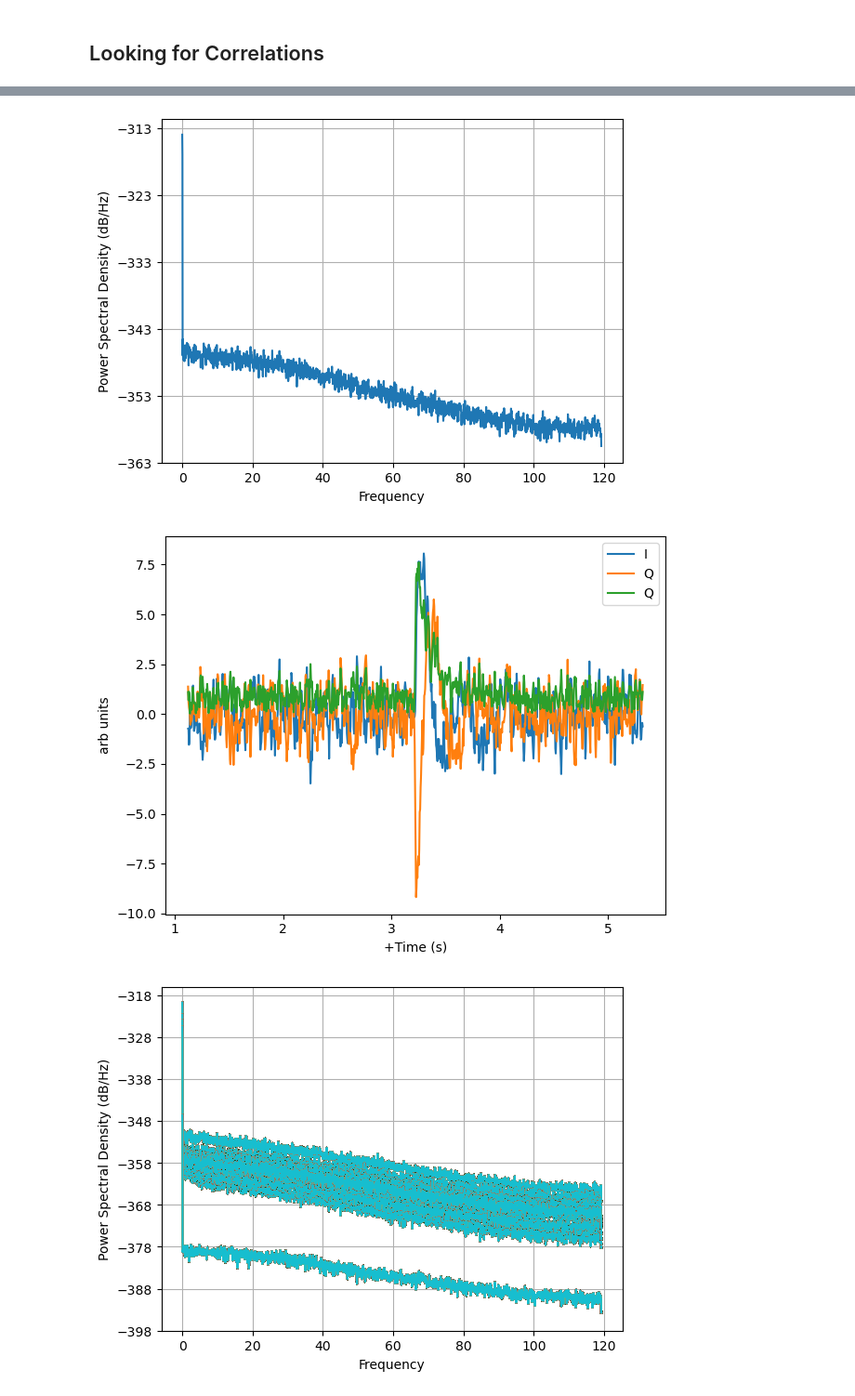
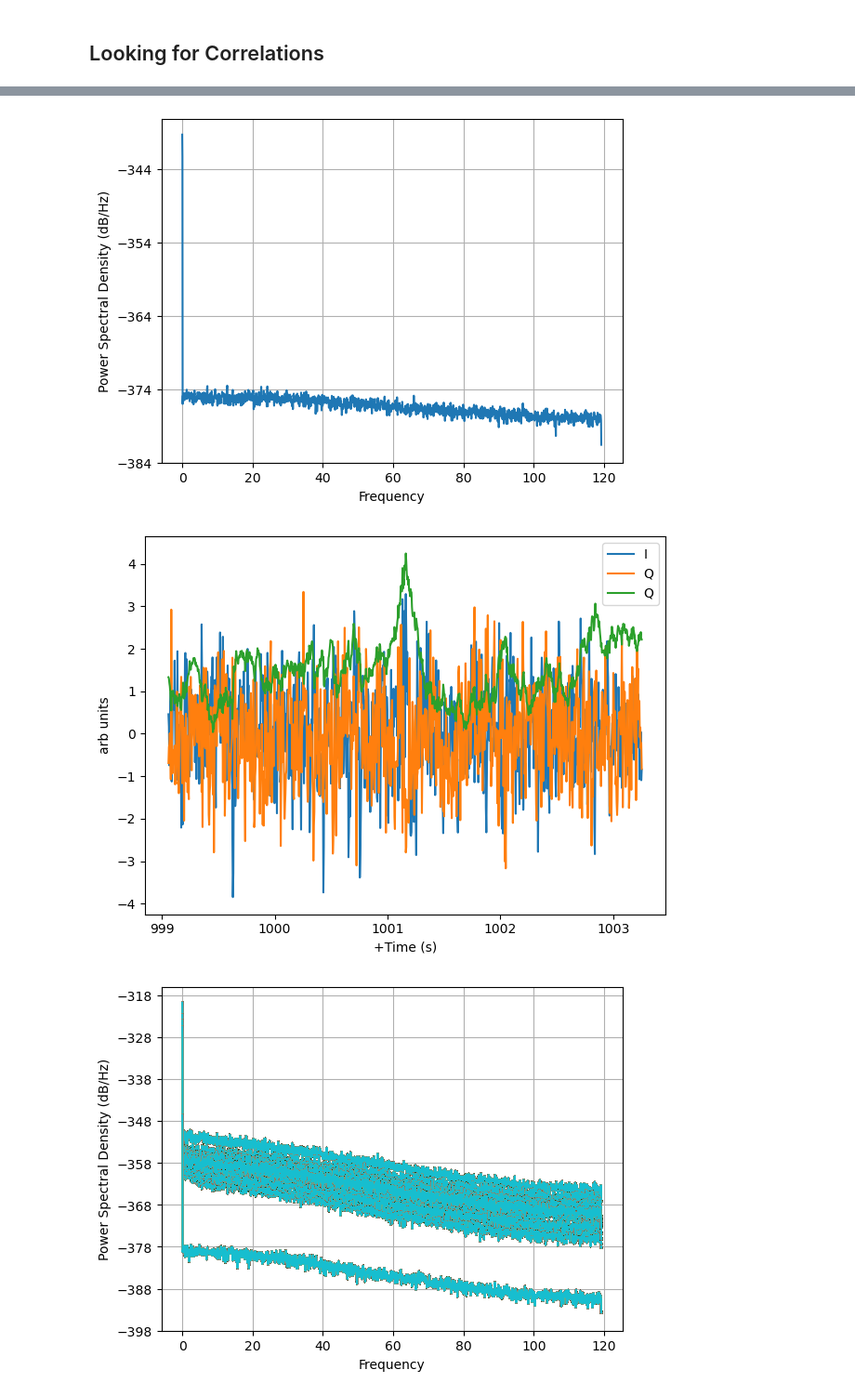
Before and after one commit to WilliamCam/MAGE-Data-Analysis, a Jupyter notebook: MAGE/MAGE4/large_events_from_pickle.ipynb, the cells around one changed output, grey strips where cells are left out. Shown at 93% size. Drawn from its saved outputs; the diff is of its cells as text; code cells hidden in the pictures.

Commit message:
Data accessible by class objects

```diff
--- a/MAGE/MAGE4/large_events_from_pickle.ipynb
+++ b/MAGE/MAGE4/large_events_from_pickle.ipynb
@@ -21,17 +22,17 @@ import Analysis_functions
 # %% [markdown]
 Open pickle file with events
 # %%
-run=13
+run=1
 
-folder = r'C:/Users/00103619/MAGE/MAGE4/Analysis/run13-Teff'
-harddisk_fold= r'C:/Users/00103619/MAGE/MAGE4/run13'
-file_metainfo = 'run13-1.hdf5'
+folder = r'D:\CSL\Analysis\run1-Teff'
+harddisk_fold= r'D:\CSL\run1/'
+file_metainfo = 'run1-1.hdf5'
 
 with open(folder + '\event_catalogue-pub' +'.pkl', 'rb') as f:
     event_catalogue = pickle.load(f)
 
-with open(folder + '\co_event_strain-pub' +'.pkl', 'rb') as f:
-    co_events = pickle.load(f)
+# with open(folder + '\co_event_strain-pub' +'.pkl', 'rb') as f:
+#     co_events = pickle.load(f)
 
 Ninputs, Nchannels, Nsamples, Fs, dt, fdemods, t_start = Analysis_functions.get_meta_data_from_first_file(harddisk_fold + "/" + file_metainfo)
 # %% [markdown]
@@ -127,7 +125,7 @@ Large events for AI1_ch16_events:
 
 kappa=np.zeros((Ninputs, Nchannels))
 NFFT=2**13
-cali_file_path = r'C:\Users\00103619\MAGE\MAGE4\calibration'
+cali_file_path = r'D:\CSL\calibration'
 from scipy.constants import k
 def read_two_column_data(file_path):
     data = np.loadtxt(file_path)
@@ -309,10 +304,10 @@ large_event_data['AI1_ch2_events']
 # %%
-ai = 1
-ch = 1
-file_i = 163
-index=768
+ai = 0
+ch = 0
+file_i = 131
+index=238694
 
-file_name = r'C:\Users\00103619\MAGE\MAGE4\run13\\' + 'run13-' + str(file_i) + '.hdf5'
+file_name = r'D:\CSL\run1/' + 'run1-' + str(file_i) + '.hdf5'
 # %%
 def exp_rise_decay(t, A=1.0, t0=0.0, tau_r=1.0, tau_d=2.0):
     t_shifted = t - t0
@@ -340,23 +335,23 @@ template = np.exp(-t_sig/(2*tau)) # template construction
 SNR, filtered_strain = Analysis_functions.optimal_filter(strain, template, Fs, NFFT)
 T_filtered = 0.5*(fdemods[ai, ch]*2*np.pi)**2*meff[ch]*np.abs(filtered_strain)**2/k
 # %% [output]
-[figure, old version]
+[figure, new version]
 # %%
 
 plt.plot(time, i_data[index-span:index+span]/np.sqrt(np.mean(i_data**2)), label = 'I')
 plt.plot(time, q_data[index-span:index+span]/np.sqrt(np.mean(q_data**2)), label = 'Q')
-plt.plot(time, r_data[index-span:index+span]/np.sqrt(np.mean(r_data**2)), label = 'Q')
+plt.plot(time, SNR[index-span:index+span]/np.sqrt(np.mean(SNR**2)), label = 'Q')
 
 
 plt.legend(loc=0)
 #plt.title(date + 'f = %1.2f MHz Detector %1i SNR of %1.2f' % (f_demod/1e6, AI, np.max(SNR1)))
 plt.xlabel('+Time (s)')
 plt.ylabel('arb units')
 plt.tight_layout()
 pp = r'C:/Users\00103619\GitHub\MAGE-Data-Analysis\MAGE\MAGE4\analysis results\plots\28thDec2025-2-SNR-all-modes.pdf'
 #plt.savefig(pp, format='pdf', dpi=600)
 # %% [output]
-[figure, old version]
+[figure, new version]
 # %%
 ai = 0
 Ntemplates = 20
```
Also changed, not shown: parts of 4 cells of this notebook, 10 other files.
